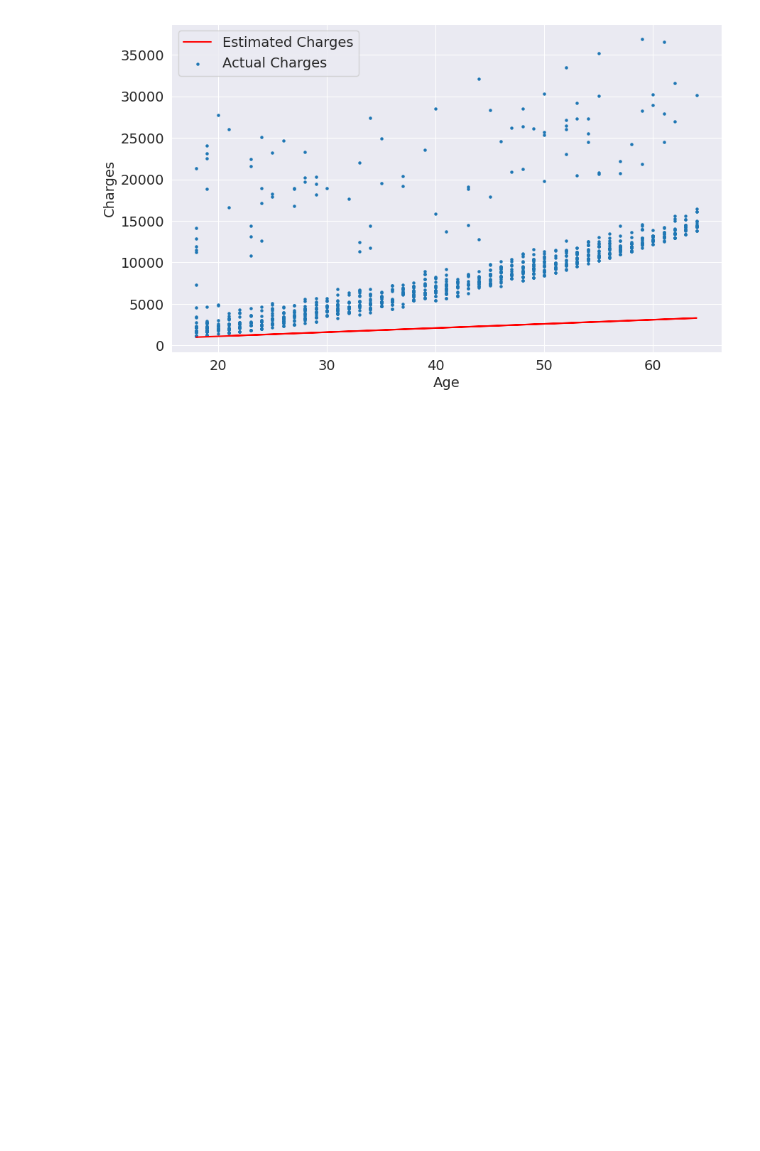
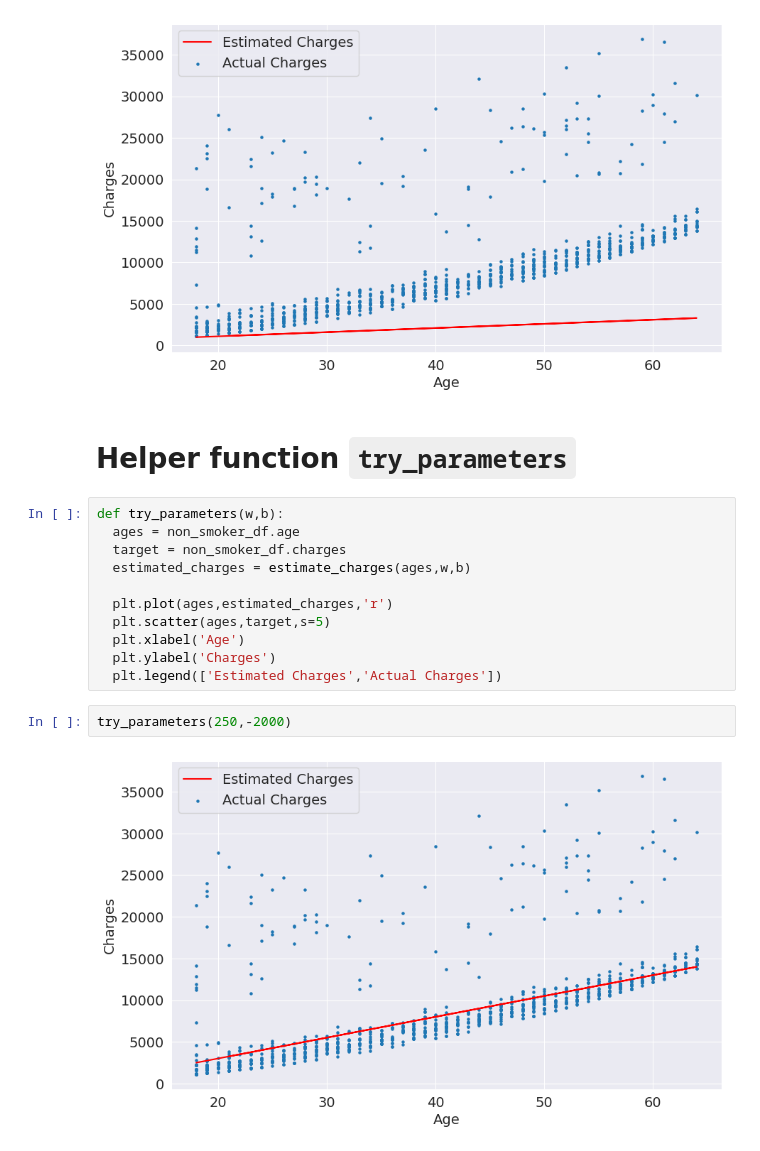
Before and after one commit to JohnUfo/python-and-scikit-tutorial, a Jupyter notebook: python_and_scikit_learn.ipynb, the cells around one changed output. Cells and saved outputs as stored; diff of their text form; blank space fills up the shorter version.

```diff
--- a/python_and_scikit_learn.ipynb
+++ b/python_and_scikit_learn.ipynb
@@ -261,3 +261,20 @@ plt.legend(['Estimated Charges','Actual Charges'])
 # %% [output]
 <matplotlib.legend.Legend at 0x...>
 [figure]
+# %% [markdown]
+# Helper function `try_parameters`
+# %%
+def try_parameters(w,b):
+  ages = non_smoker_df.age
+  target = non_smoker_df.charges
+  estimated_charges = estimate_charges(ages,w,b)
+
+  plt.plot(ages,estimated_charges,'r')
+  plt.scatter(ages,target,s=5)
+  plt.xlabel('Age')
+  plt.ylabel('Charges')
+  plt.legend(['Estimated Charges','Actual Charges'])
+# %%
+try_parameters(250,-2000)
+# %% [output]
+[figure, added]
```
Also changed, not shown: parts of 6 cells of this notebook.
